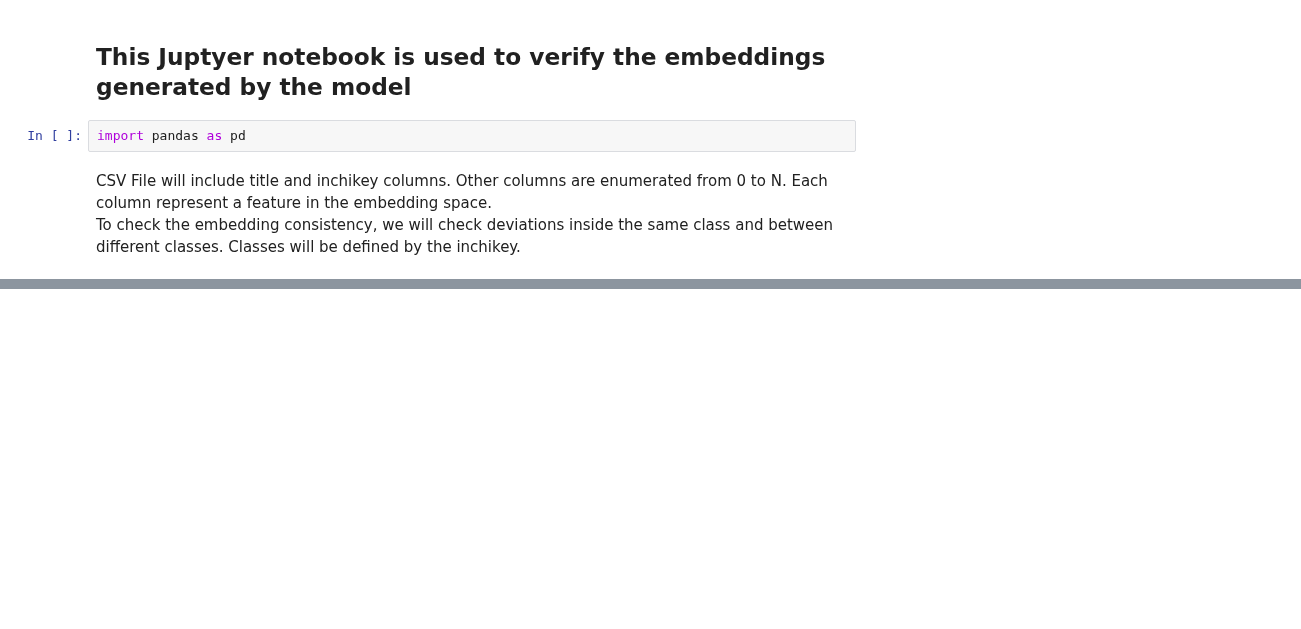
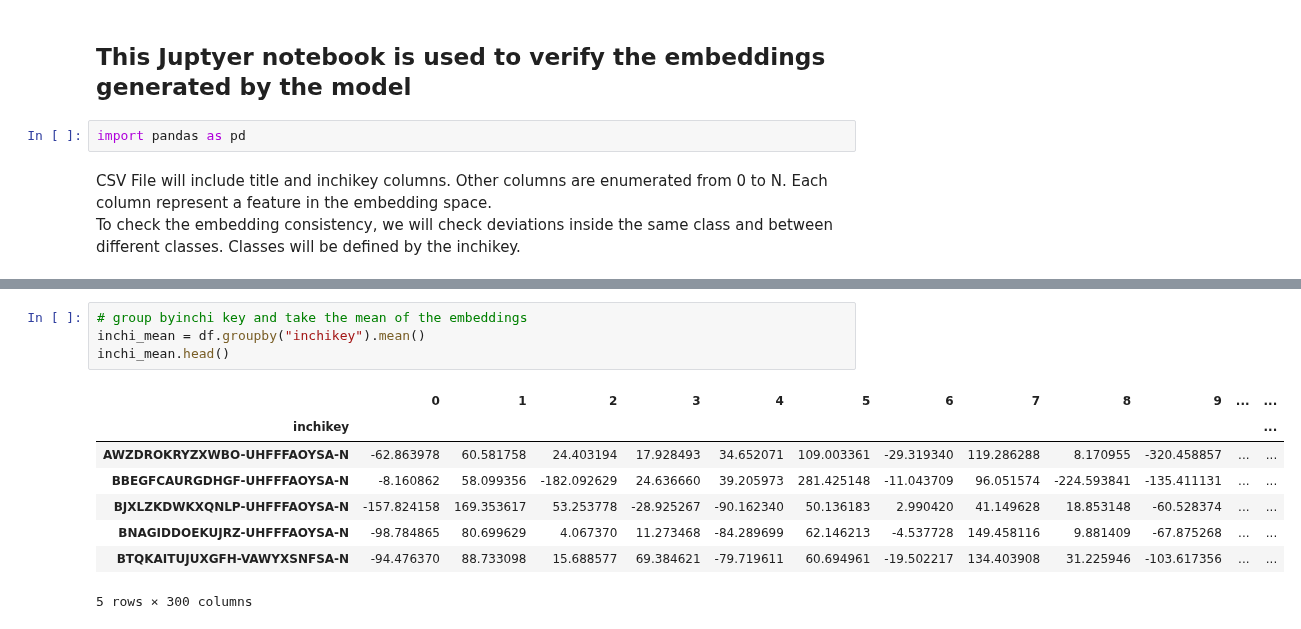
Before and after one commit to alpi314/mass_spectra, a Jupyter notebook: verify_embeddings.ipynb, the cells around one changed output, grey strips where cells are left out. Cells and saved outputs as stored; diff of their text form; blank space fills up the shorter version.

```diff
--- a/verify_embeddings.ipynb
+++ b/verify_embeddings.ipynb
@@ -21 +21,14 @@ df.head()
 5 rows × 301 columns
+# %%
+# group byinchi key and take the mean of the embeddings
+inchi_mean = df.groupby("inchikey").mean()
+inchi_mean.head()
+# %% [output]
+|  | 0 | 1 | 2 | 3 | 4 | 5 | 6 | 7 | 8 | 9 | ... | ... |
+| inchikey |  |  |  |  |  |  |  |  |  |  |  | ... |
+| AWZDROKRYZXWBO-UHFFFAOYSA-N | -62.863978 | 60.581758 | 24.403194 | 17.928493 | 34.652071 | 109.003361 | -29.319340 | 119.286288 | 8.170955 | -320.458857 | ... | ... |
+| BBEGFCAURGDHGF-UHFFFAOYSA-N | -8.160862 | 58.099356 | -182.092629 | 24.636660 | 39.205973 | 281.425148 | -11.043709 | 96.051574 | -224.593841 | -135.411131 | ... | ... |
+| BJXLZKDWKXQNLP-UHFFFAOYSA-N | -157.824158 | 169.353617 | 53.253778 | -28.925267 | -90.162340 | 50.136183 | 2.990420 | 41.149628 | 18.853148 | -60.528374 | ... | ... |
+| BNAGIDDOEKUJRZ-UHFFFAOYSA-N | -98.784865 | 80.699629 | 4.067370 | 11.273468 | -84.289699 | 62.146213 | -4.537728 | 149.458116 | 9.881409 | -67.875268 | ... | ... |
+| BTQKAITUJUXGFH-VAWYXSNFSA-N | -94.476370 | 88.733098 | 15.688577 | 69.384621 | -79.719611 | 60.694961 | -19.502217 | 134.403908 | 31.225946 | -103.617356 | ... | ... |
+5 rows × 300 columns
```
Also changed, not shown: parts of 10 cells of this notebook, 4 other files.
